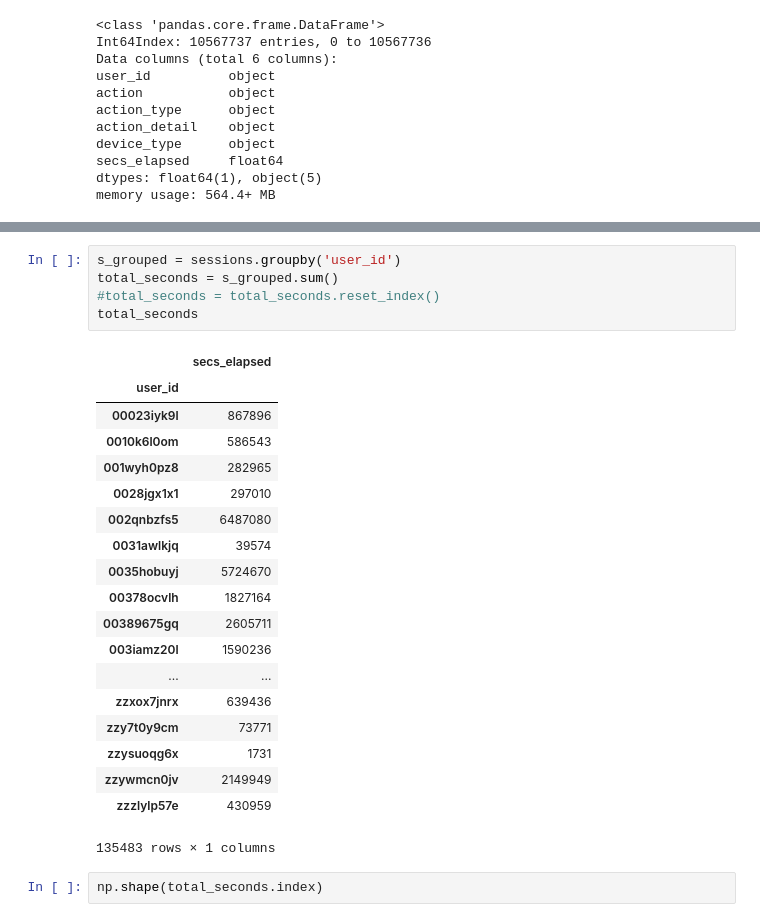
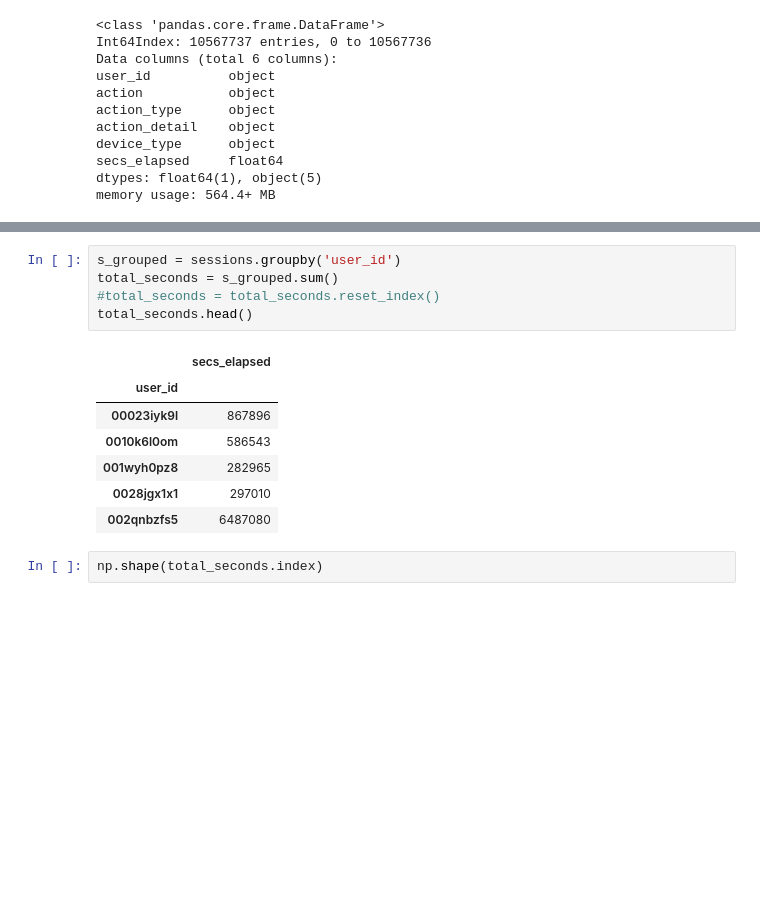
Before and after one commit to derekh34/DAT_SF_18, a Jupyter notebook: Final_Project/Airbnb_DH.ipynb, the cells around one changed output, grey strips where cells are left out. Drawn from its saved outputs; the diff is of its cells as text; blank space fills up the shorter version.

```diff
--- a/Final_Project/Airbnb_DH.ipynb
+++ b/Final_Project/Airbnb_DH.ipynb
@@ -401,28 +401,16 @@ sessions.sample(5)
 # %%
 s_grouped = sessions.groupby('user_id')
 total_seconds = s_grouped.sum()
 #total_seconds = total_seconds.reset_index()
-total_seconds
+total_seconds.head()
 # %% [output]
 |  | secs_elapsed |
 | user_id |  |
 | 00023iyk9l | 867896 |
 | 0010k6l0om | 586543 |
 | 001wyh0pz8 | 282965 |
 | 0028jgx1x1 | 297010 |
 | 002qnbzfs5 | 6487080 |
-| 0031awlkjq | 39574 |
-| 0035hobuyj | 5724670 |
-| 00378ocvlh | 1827164 |
-| 00389675gq | 2605711 |
-| 003iamz20l | 1590236 |
-| ... | ... |
-| zzxox7jnrx | 639436 |
-| zzy7t0y9cm | 73771 |
-| zzysuoqg6x | 1731 |
-| zzywmcn0jv | 2149949 |
-| zzzlylp57e | 430959 |
-135483 rows × 1 columns
 # %%
 np.shape(total_seconds.index)
 # %% [output]
```
Also changed, not shown: parts of 3 cells of this notebook, 1 other file.
